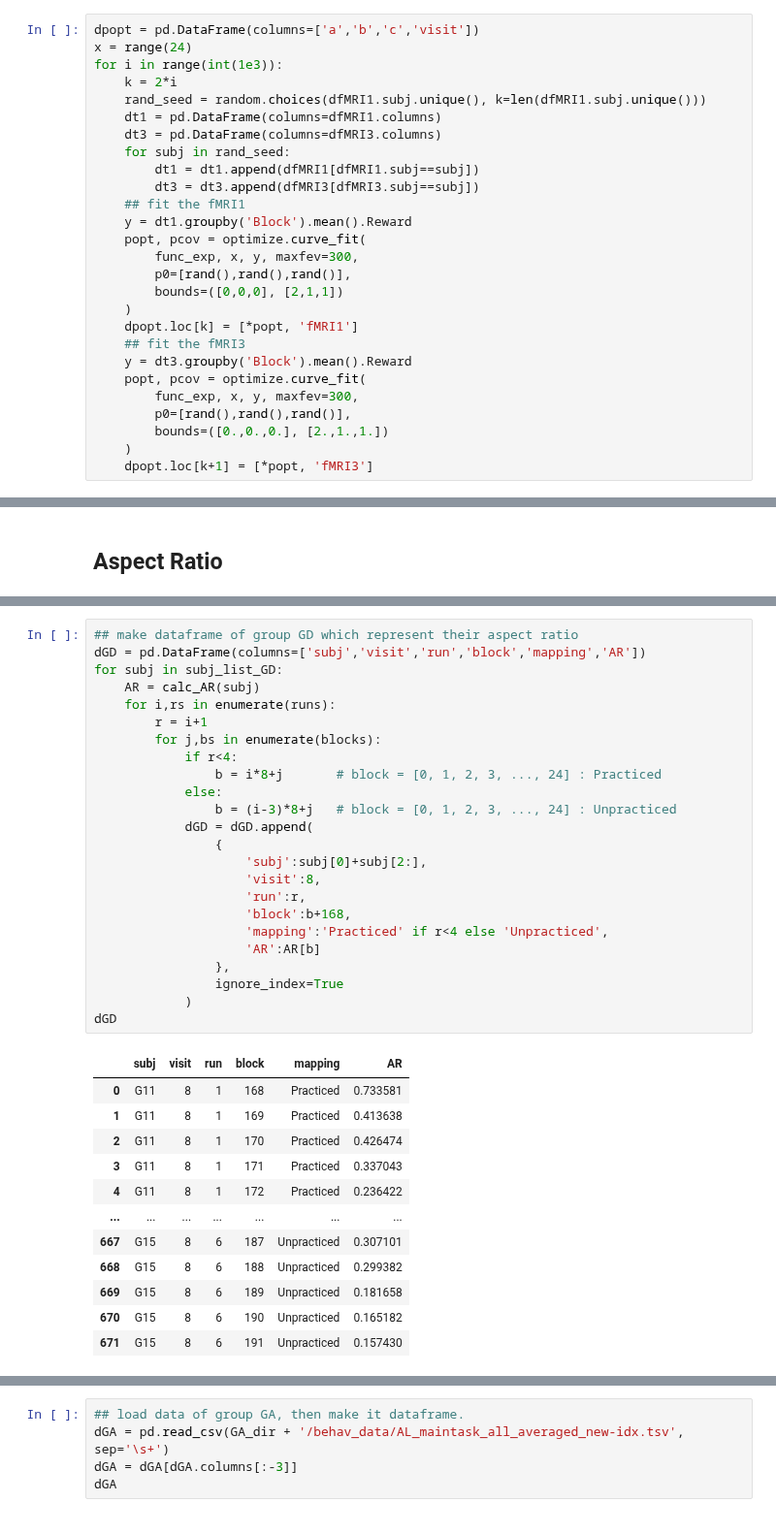
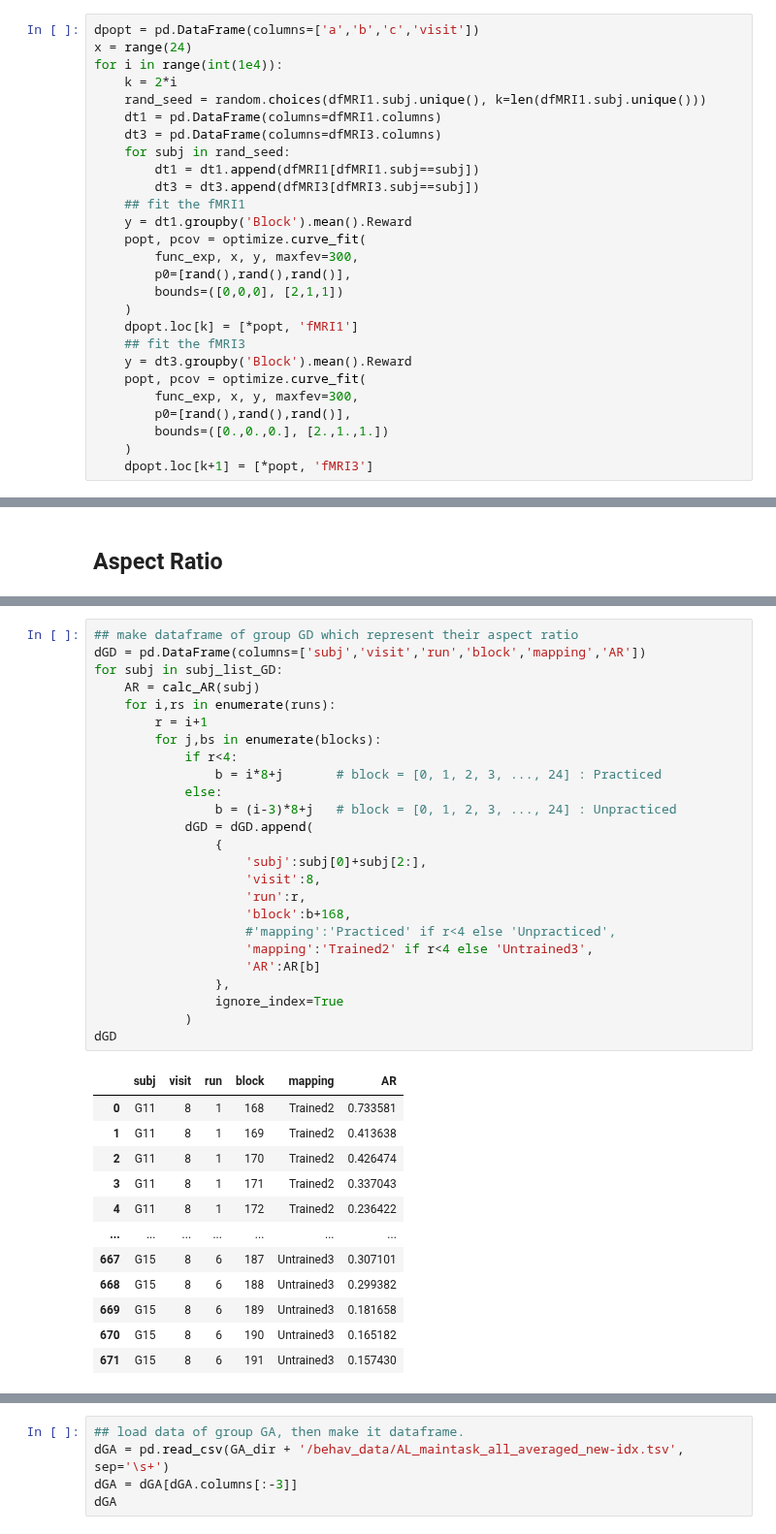
Before and after one commit to psb629/labs, a Jupyter notebook: GD/scrpits/notebook/Behavior_analysis.ipynb, the cells around one changed output, grey strips where cells are left out. Shown at 97% size. Saved outputs shown, nothing was run; the diff lists cells and outputs as text.

```diff
--- a/GD/scrpits/notebook/Behavior_analysis.ipynb
+++ b/GD/scrpits/notebook/Behavior_analysis.ipynb
@@ -597,7 +597,7 @@ array(['G11', 'G07', 'G30', 'G02', 'G29', 'G32', 'G23', 'G01', 'G31',
 # %%
 dpopt = pd.DataFrame(columns=['a','b','c','visit'])
 x = range(24)
-for i in range(int(1e3)):
+for i in range(int(1e4)):
     k = 2*i
     rand_seed = random.choices(dfMRI1.subj.unique(), k=len(dfMRI1.subj.unique()))
     dt1 = pd.DataFrame(columns=dfMRI1.columns)
@@ -709,38 +711,39 @@ for i in range(3):
 # %%
 ## make dataframe of group GD which represent their aspect ratio
 dGD = pd.DataFrame(columns=['subj','visit','run','block','mapping','AR'])
 for subj in subj_list_GD:
     AR = calc_AR(subj)
     for i,rs in enumerate(runs):
         r = i+1
         for j,bs in enumerate(blocks):
             if r<4:
                 b = i*8+j       # block = [0, 1, 2, 3, ..., 24] : Practiced
             else:
                 b = (i-3)*8+j   # block = [0, 1, 2, 3, ..., 24] : Unpracticed
             dGD = dGD.append(
                 {
                     'subj':subj[0]+subj[2:],
                     'visit':8,
                     'run':r,
                     'block':b+168,
-                    'mapping':'Practiced' if r<4 else 'Unpracticed',
+                    #'mapping':'Practiced' if r<4 else 'Unpracticed',
+                    'mapping':'Trained2' if r<4 else 'Untrained3',
                     'AR':AR[b]
                 },
                 ignore_index=True
             )
 dGD
 # %% [output]
 |  | subj | visit | run | block | mapping | AR |
-| 0 | G11 | 8 | 1 | 168 | Practiced | 0.733581 |
-| 1 | G11 | 8 | 1 | 169 | Practiced | 0.413638 |
-| 2 | G11 | 8 | 1 | 170 | Practiced | 0.426474 |
-| 3 | G11 | 8 | 1 | 171 | Practiced | 0.337043 |
-| 4 | G11 | 8 | 1 | 172 | Practiced | 0.236422 |
+| 0 | G11 | 8 | 1 | 168 | Trained2 | 0.733581 |
+| 1 | G11 | 8 | 1 | 169 | Trained2 | 0.413638 |
+| 2 | G11 | 8 | 1 | 170 | Trained2 | 0.426474 |
+| 3 | G11 | 8 | 1 | 171 | Trained2 | 0.337043 |
+| 4 | G11 | 8 | 1 | 172 | Trained2 | 0.236422 |
 | ... | ... | ... | ... | ... | ... | ... |
-| 667 | G15 | 8 | 6 | 187 | Unpracticed | 0.307101 |
-| 668 | G15 | 8 | 6 | 188 | Unpracticed | 0.299382 |
-| 669 | G15 | 8 | 6 | 189 | Unpracticed | 0.181658 |
-| 670 | G15 | 8 | 6 | 190 | Unpracticed | 0.165182 |
-| 671 | G15 | 8 | 6 | 191 | Unpracticed | 0.157430 |
+| 667 | G15 | 8 | 6 | 187 | Untrained3 | 0.307101 |
+| 668 | G15 | 8 | 6 | 188 | Untrained3 | 0.299382 |
+| 669 | G15 | 8 | 6 | 189 | Untrained3 | 0.181658 |
+| 670 | G15 | 8 | 6 | 190 | Untrained3 | 0.165182 |
+| 671 | G15 | 8 | 6 | 191 | Untrained3 | 0.157430 |
 672 rows × 6 columns
```
Also changed, not shown: parts of 12 cells of this notebook.
